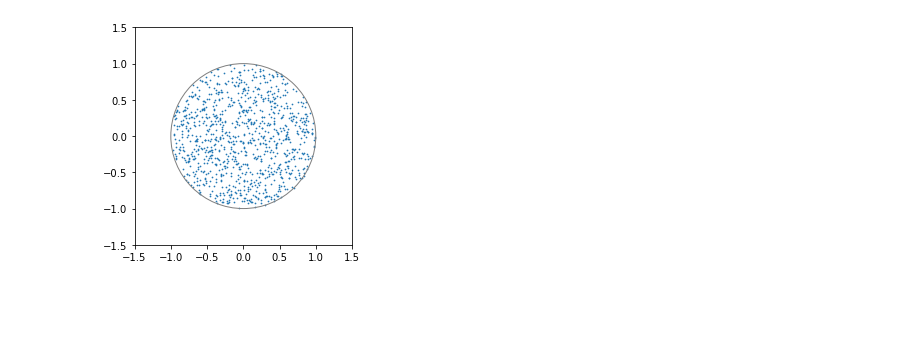
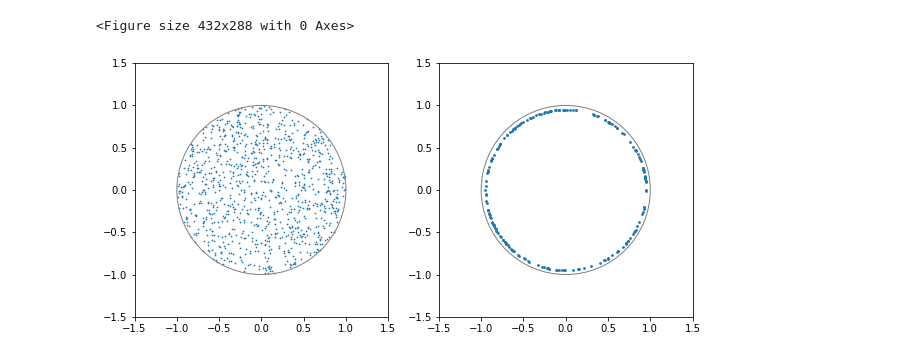
Before and after one commit to diregoblin/poisson_disc_sampling, a Jupyter notebook: poisson_disc_sampling.ipynb, the cells around one changed output. Saved outputs shown, nothing was run; the diff lists cells and outputs as text; code cells hidden in the pictures; blank space fills up the shorter version.

```diff
--- a/poisson_disc_sampling.ipynb
+++ b/poisson_disc_sampling.ipynb
@@ -71,18 +90,26 @@ print_rdf(points3d, dims3d)
 # %%
 # Hypersphere sampling test
 
 fig1 = plt.figure()
-ax1 = fig1.gca()
+fig1, ax1 = plt.subplots(1, 2, figsize=(10,20))
 center = np.array([0,0])
 radius = 1
-p = pd.hypersphere_sample(center,radius,1000)
-ax1.scatter(p[:,0],p[:,1],s=0.5)
-ax1.add_artist(plt.Circle(center,radius,fill=False,color='0.5'))
-ax1.set_xlim(-1.5,1.5)
-ax1.set_ylim(-1.5,1.5)
-ax1.set_aspect('equal')
+p = pd.hypersphere_volume_sample(center,radius,1000)
+ax1[0].scatter(p[:,0],p[:,1],s=0.5)
+ax1[0].add_artist(plt.Circle(center,radius,fill=False,color='0.5'))
+ax1[0].set_xlim(-1.5,1.5)
+ax1[0].set_ylim(-1.5,1.5)
+ax1[0].set_aspect('equal')
+
+p = pd.hypersphere_surface_sample(center,radius*0.95,200)
+ax1[1].scatter(p[:,0],p[:,1],s=3.0)
+ax1[1].add_artist(plt.Circle(center,radius,fill=False,color='0.5'))
+ax1[1].set_xlim(-1.5,1.5)
+ax1[1].set_ylim(-1.5,1.5)
+ax1[1].set_aspect('equal')
 # %% [output]
+<Figure size 432x288 with 0 Axes>
-[figure, old version]
+[figure, new version]
 # %%
 # and a test for 5d points
 # takes several minutes to complete even for large discs
```
Also changed, not shown: parts of 3 cells of this notebook, 1 other file.
